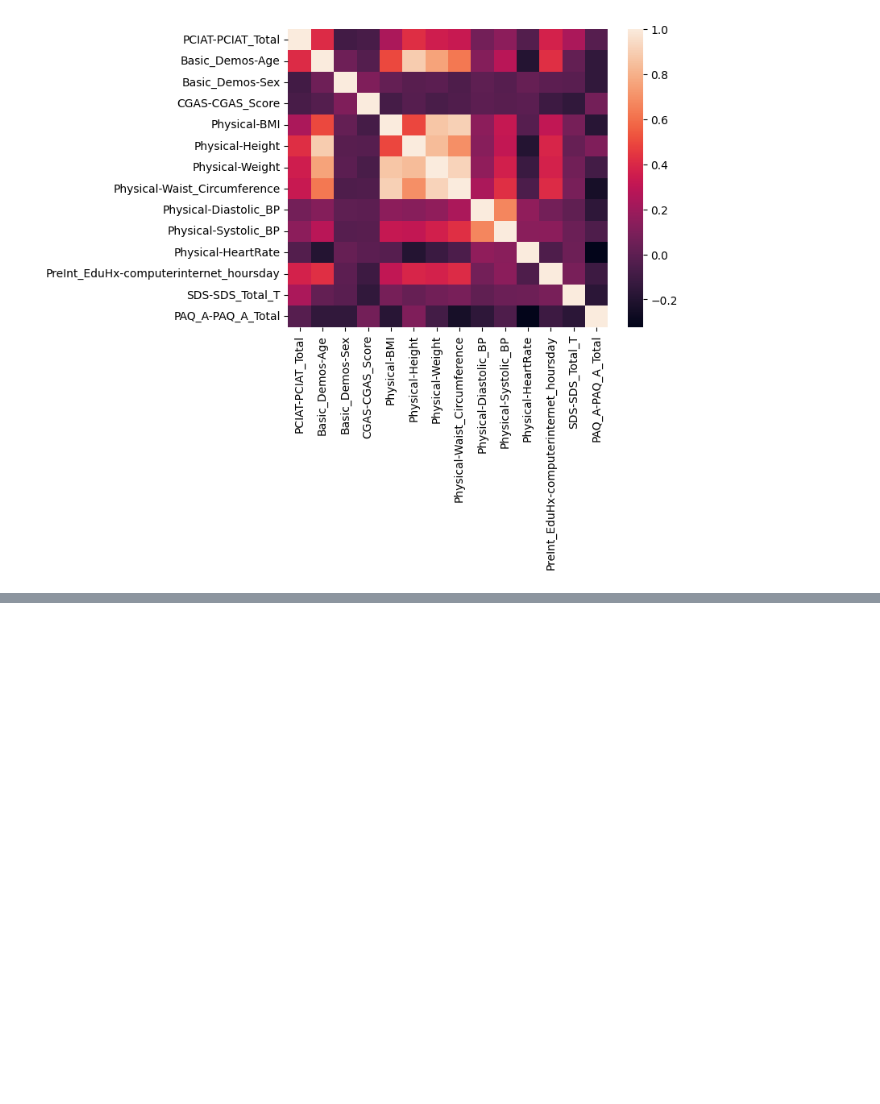
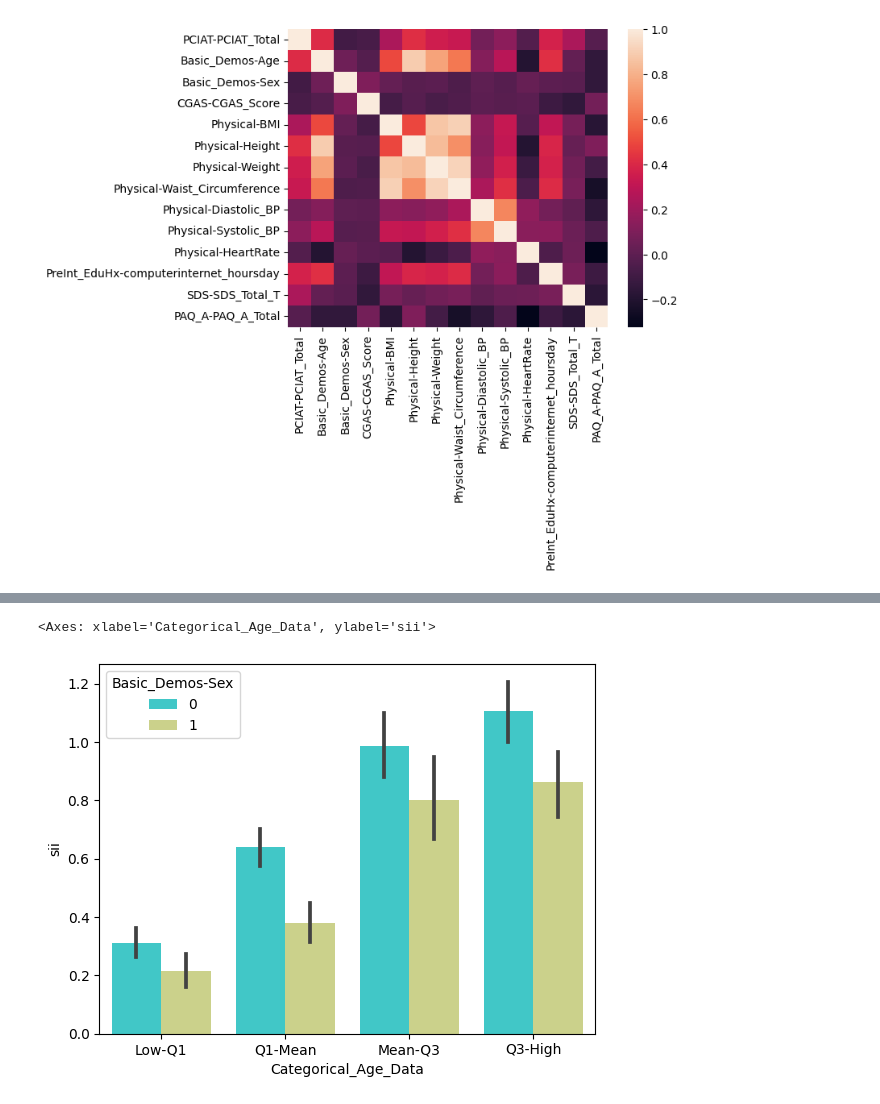
Before and after one commit to TarinPairor/kaggle-projects, a Jupyter notebook: Child_Mind_Institute.ipynb, the cells around one changed output, grey strips where cells are left out. Drawn from its saved outputs; the diff is of its cells as text; code cells hidden in the pictures; blank space fills up the shorter version.

```diff
--- a/Child_Mind_Institute.ipynb
+++ b/Child_Mind_Institute.ipynb
@@ -121,0 +219,9 @@ sns.heatmap(corr_matrix)
+# %%
+train_df['Categorical_Age_Data'] = pd.DataFrame(pd.cut(train_df['Basic_Demos-Age'],
+                    bins = [5, 8, 11, 13, 22],
+                    labels = ["Low-Q1", "Q1-Mean", "Mean-Q3", "Q3-High" ]))
+# %%
+sns.barplot(x='Categorical_Age_Data', y='sii', data=train_df, palette='rainbow', hue='Basic_Demos-Sex')
+# %% [output]
+<Axes: xlabel='Categorical_Age_Data', ylabel='sii'>
+[figure, added]
```
Also changed, not shown: parts of 8 cells of this notebook.
